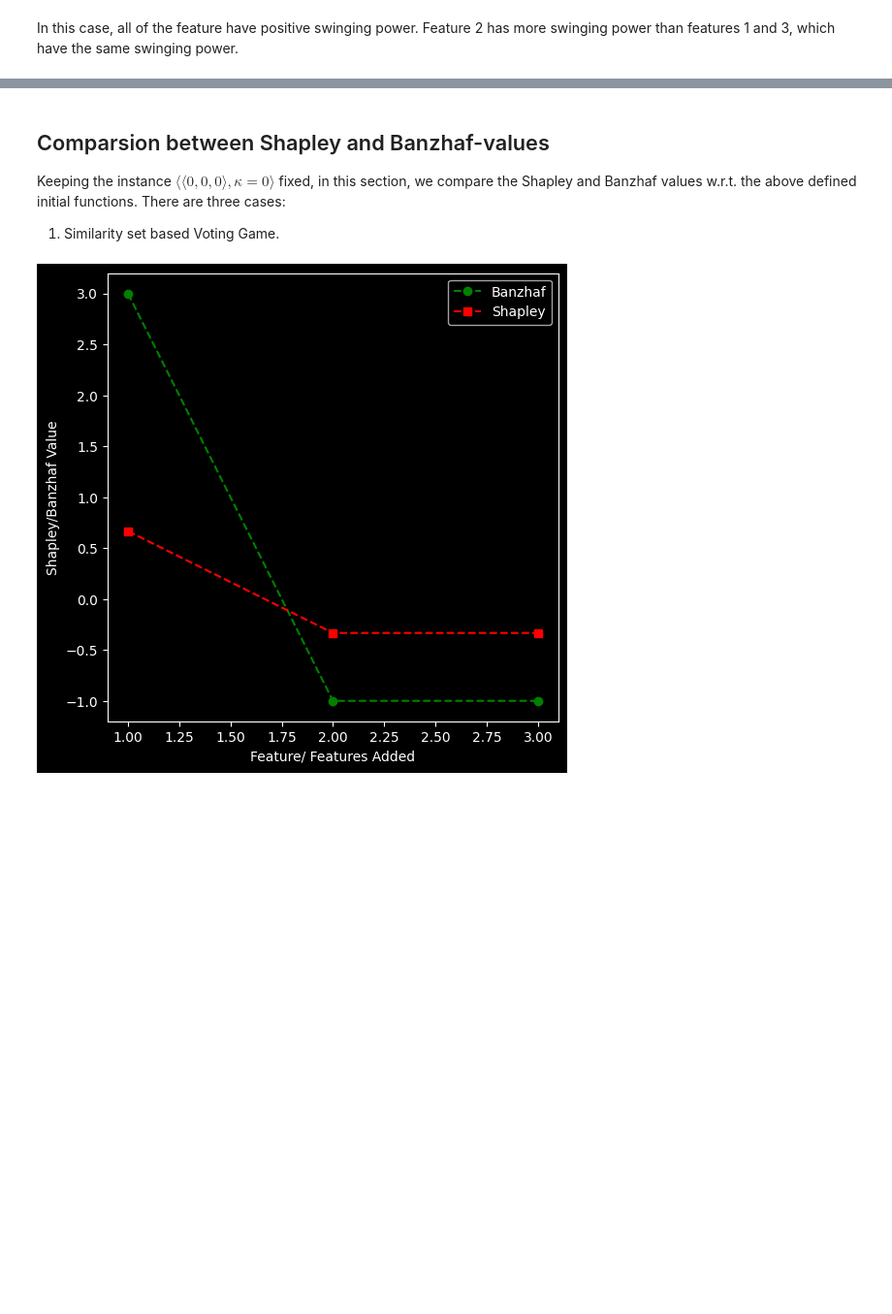
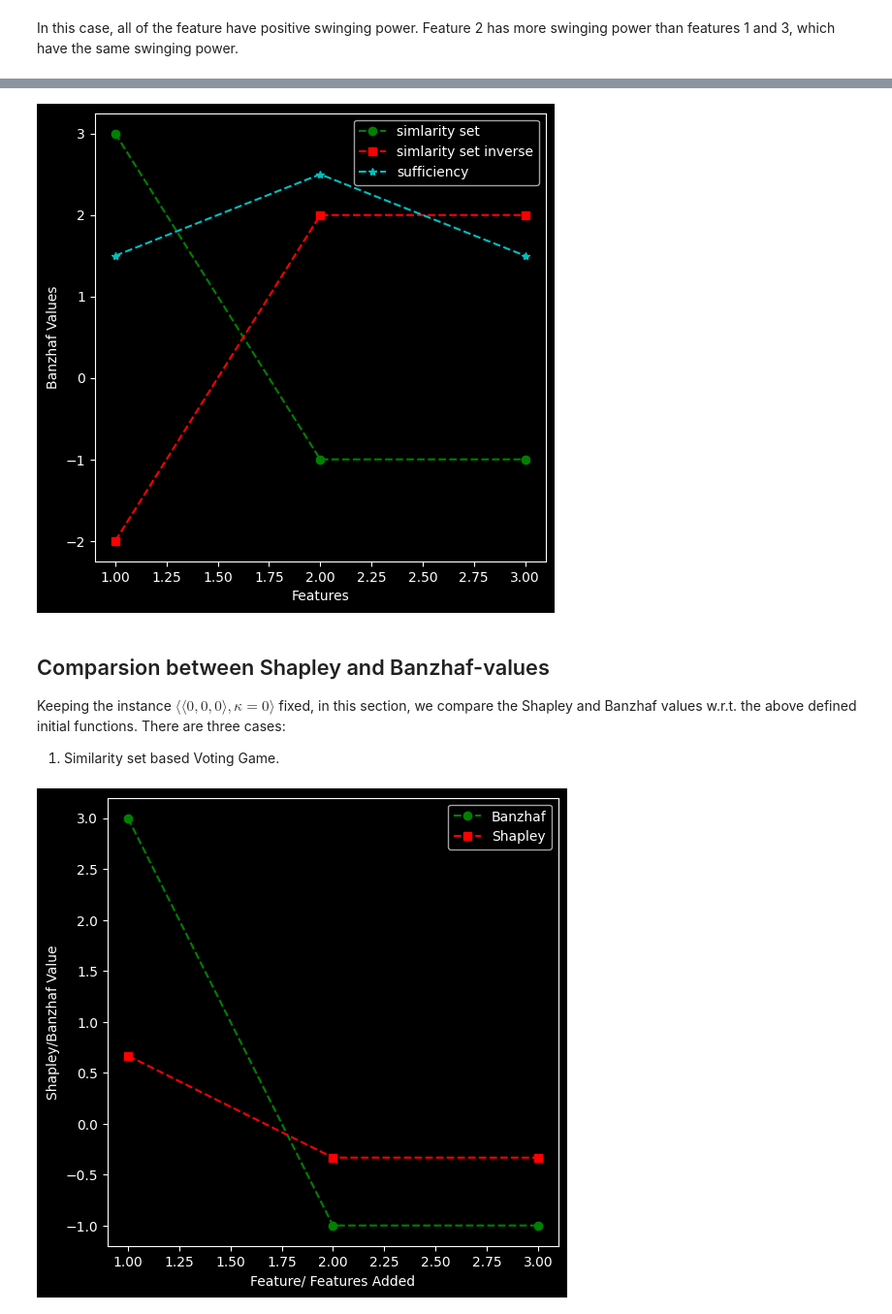
Before and after one commit to filipnaudot/powerXAI, a Jupyter notebook: examples/Banzhaf_values_example.ipynb, the cells around one changed output, grey strips where cells are left out. Shown at 97% size. Drawn from its saved outputs; the diff is of its cells as text; code cells hidden in the pictures; blank space fills up the shorter version.

```diff
--- a/examples/Banzhaf_values_example.ipynb
+++ b/examples/Banzhaf_values_example.ipynb
@@ -384,3 +391,44 @@ In this case, all of the feature have positive swinging power. Feature 2 has mor
+# %%
+from powerxai.banzhaf_value import banzhaf_value
+import matplotlib.pyplot as plt
+
+def comparison_based_on_initial_value_functions_banzhaf_values ():
+
+  xaxis =[]
+
+  yaxis_sim_set =[]
+  yaxis_sim_set_inverse =[]
+  yaxis_sim_suff =[]
+
+  for i in range (1, 4):
+    xaxis. append( i )
+
+  for i in range (0, 3):
+    yaxis_sim_set. append( banzhaf_value(i, [0,1,2], similarity_set_voting_game) )
+
+  for i in range (0, 3):
+    yaxis_sim_set_inverse. append( banzhaf_value(i, [0,1,2], similarity_set_inverse_voting_game) )
+
+  for i in range (0, 3):
+    yaxis_sim_suff. append( banzhaf_value(i, [0,1,2], sufficiency_voting_game) )
+
+  plt.style.use( "dark_background" )
+  fig = plt.figure()
+  fig.set_figwidth (6)
+  fig.set_figheight (6)
+
+  plt.xlabel("Features")
+  plt.ylabel("Banzhaf Values")
+
+  plt.plot(xaxis, yaxis_sim_set, 'go', linestyle = 'dashed', label= 'simlarity set')
+  plt.plot(xaxis, yaxis_sim_set_inverse, 'rs', linestyle = 'dashed', label= 'simlarity set inverse')
+  plt.plot(xaxis, yaxis_sim_suff, 'c*', linestyle = 'dashed', label= 'sufficiency')
+
+  plt.legend()
+
+comparison_based_on_initial_value_functions_banzhaf_values( )
+# %% [output]
+[figure, added]
 # %% [markdown]
 ## Comparsion between Shapley and Banzhaf-values
 
```
Also changed, not shown: parts of 4 cells of this notebook, 1 other file.
